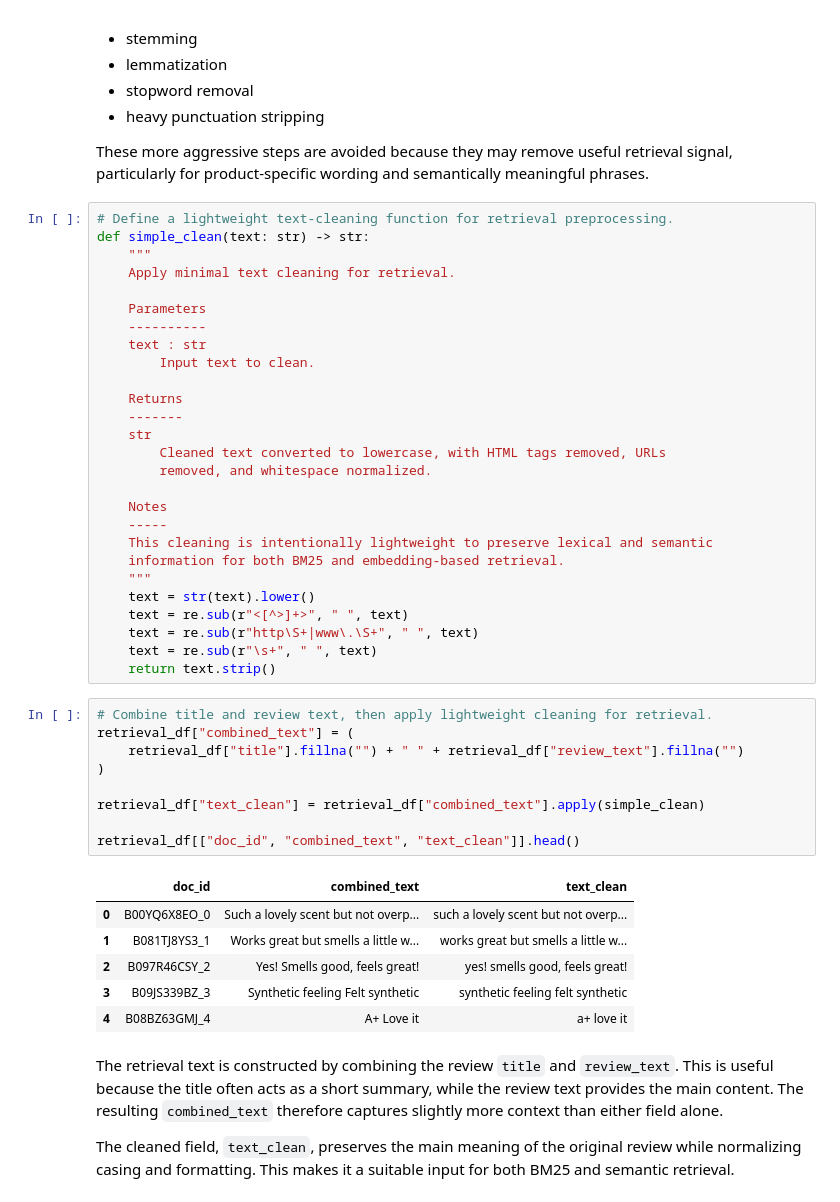
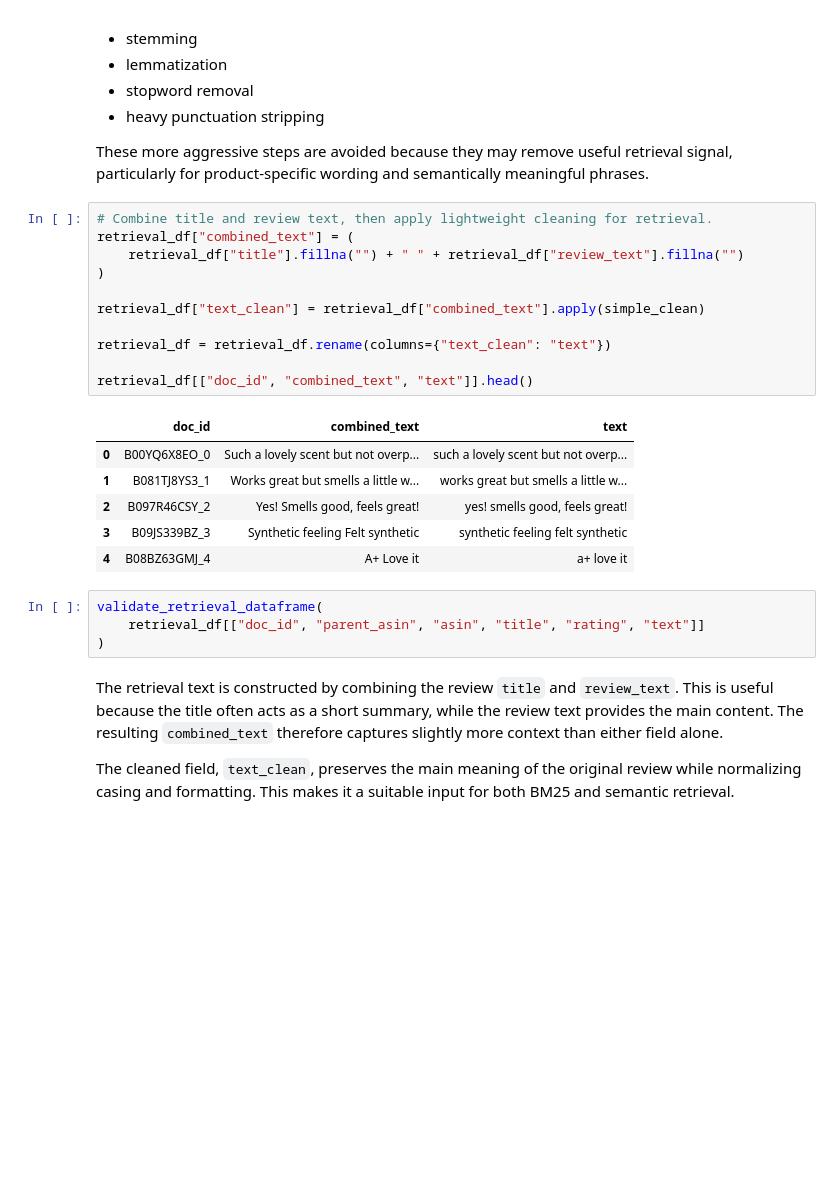
Before and after one commit to Omo6969/hybrid-rag-review-assistant, a Jupyter notebook: notebooks/milestone1_exploration.ipynb, the cells around one changed output. Drawn from its saved outputs; the diff is of its cells as text; blank space fills up the shorter version.

Commit message:
Refactor code to move preprocessing functions to src/preprocessing.py and update imports in milestone1_exploration.ipynb

```diff
--- a/notebooks/milestone1_exploration.ipynb
+++ b/notebooks/milestone1_exploration.ipynb
@@ -529,49 +446,28 @@ The preprocessing is intentionally minimal so that the text remains suitable for
 - heavy punctuation stripping
 
 These more aggressive steps are avoided because they may remove useful retrieval signal, particularly for product-specific wording and semantically meaningful phrases.
-# %%
-# Define a lightweight text-cleaning function for retrieval preprocessing.
-def simple_clean(text: str) -> str:
-    """
-    Apply minimal text cleaning for retrieval.
-
-    Parameters
-    ----------
-    text : str
-        Input text to clean.
-
-    Returns
-    -------
-    str
-        Cleaned text converted to lowercase, with HTML tags removed, URLs
-        removed, and whitespace normalized.
-
-    Notes
-    -----
-    This cleaning is intentionally lightweight to preserve lexical and semantic
-    information for both BM25 and embedding-based retrieval.
-    """
-    text = str(text).lower()
-    text = re.sub(r"<[^>]+>", " ", text)
-    text = re.sub(r"http\S+|www\.\S+", " ", text)
-    text = re.sub(r"\s+", " ", text)
-    return text.strip()
 # %%
 # Combine title and review text, then apply lightweight cleaning for retrieval.
 retrieval_df["combined_text"] = (
     retrieval_df["title"].fillna("") + " " + retrieval_df["review_text"].fillna("")
 )
 
 retrieval_df["text_clean"] = retrieval_df["combined_text"].apply(simple_clean)
 
-retrieval_df[["doc_id", "combined_text", "text_clean"]].head()
+retrieval_df = retrieval_df.rename(columns={"text_clean": "text"})
+
+retrieval_df[["doc_id", "combined_text", "text"]].head()
 # %% [output]
-|  | doc_id | combined_text | text_clean |
+|  | doc_id | combined_text | text |
 | 0 | B00YQ6X8EO_0 | Such a lovely scent but not overp... | such a lovely scent but not overp... |
 | 1 | B081TJ8YS3_1 | Works great but smells a little w... | works great but smells a little w... |
 | 2 | B097R46CSY_2 | Yes! Smells good, feels great! | yes! smells good, feels great! |
 | 3 | B09JS339BZ_3 | Synthetic feeling Felt synthetic | synthetic feeling felt synthetic |
 | 4 | B08BZ63GMJ_4 | A+ Love it | a+ love it |
+# %%
+validate_retrieval_dataframe(
+    retrieval_df[["doc_id", "parent_asin", "asin", "title", "rating", "text"]]
+)
 # %% [markdown]
 The retrieval text is constructed by combining the review `title` and `review_text`. This is useful because the title often acts as a short summary, while the review text provides the main content. The resulting `combined_text` therefore captures slightly more context than either field alone.
 
```
Also changed, not shown: parts of 10 cells of this notebook, 1 other file.
